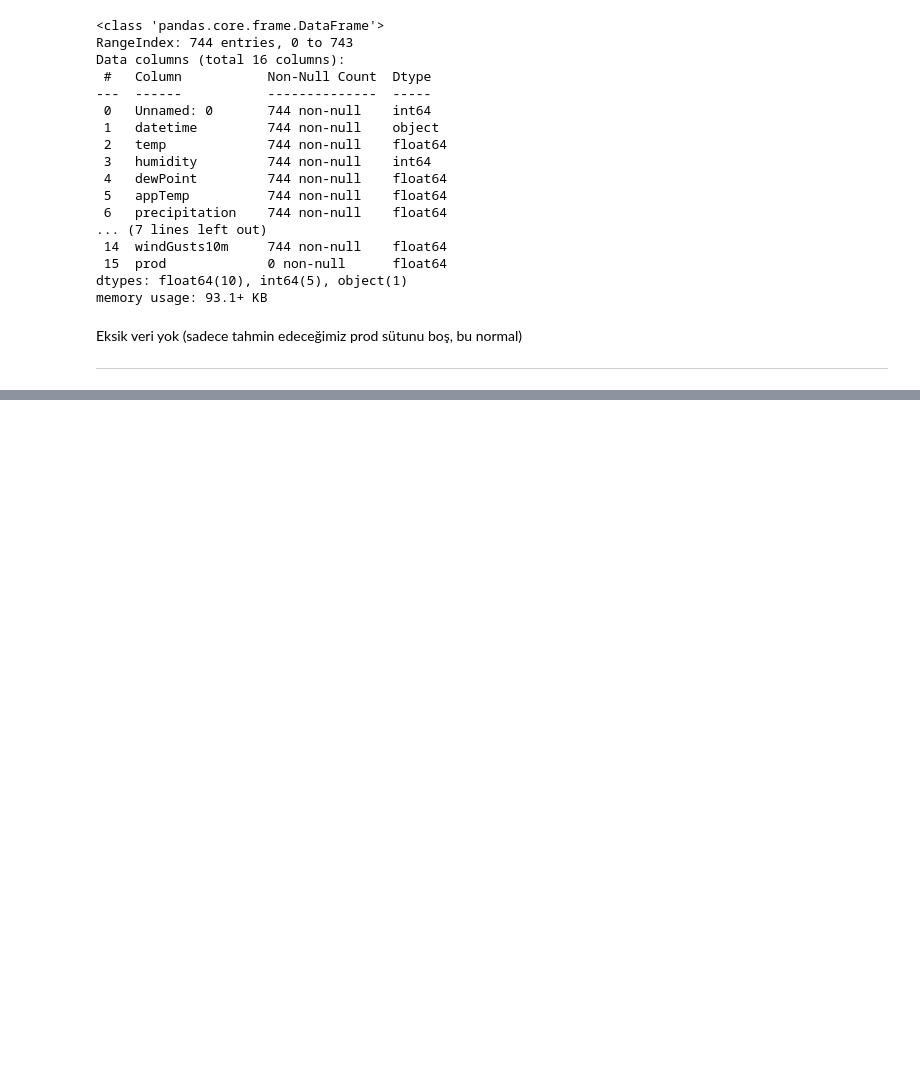
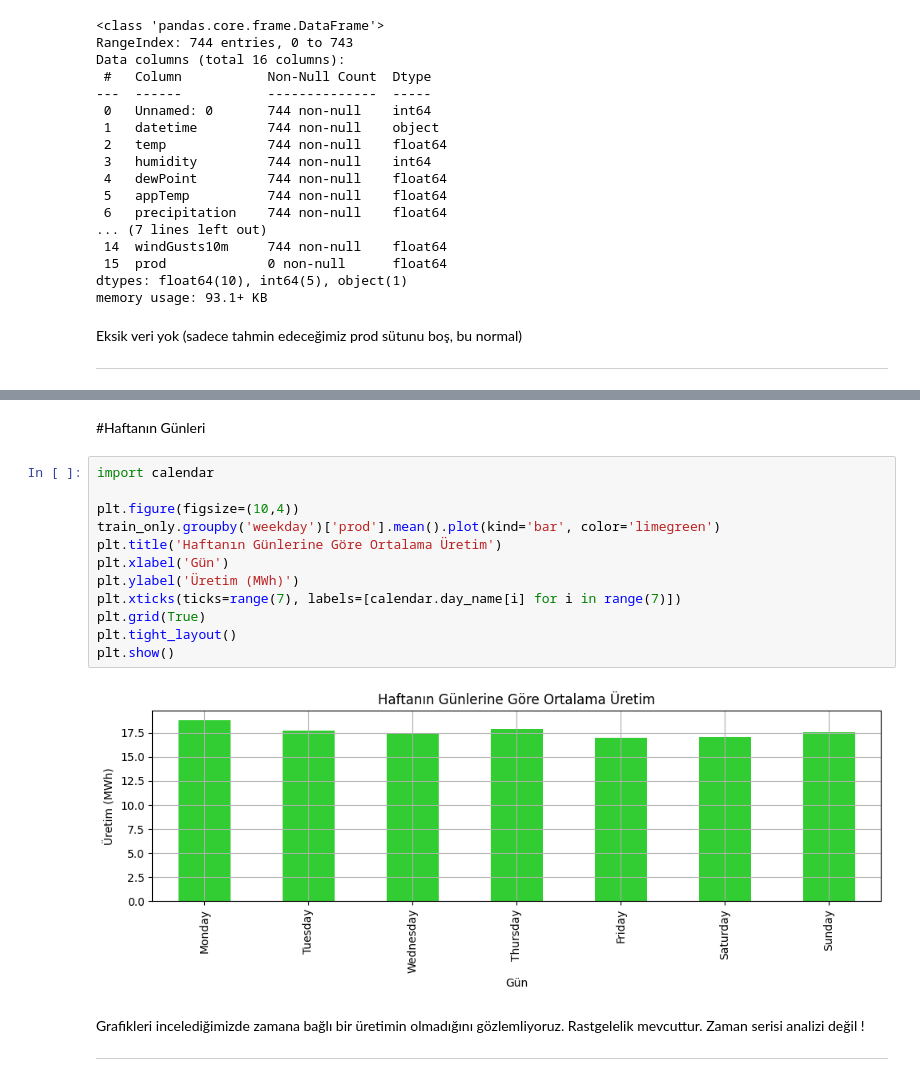
Before and after one commit to musa-fe/Machine_Learning_3, a Jupyter notebook: MachineLearning_3.ipynb, the cells around one changed output, grey strips where cells are left out. Drawn from its saved outputs; the diff is of its cells as text; blank space fills up the shorter version.

```diff
--- a/MachineLearning_3.ipynb
+++ b/MachineLearning_3.ipynb
@@ -71,0 +137,20 @@ AttributeError: 'function' object has no attribute 'sum'
+# %% [markdown]
+#Haftanın Günleri
+# %%
+import calendar
+
+plt.figure(figsize=(10,4))
+train_only.groupby('weekday')['prod'].mean().plot(kind='bar', color='limegreen')
+plt.title('Haftanın Günlerine Göre Ortalama Üretim')
+plt.xlabel('Gün')
+plt.ylabel('Üretim (MWh)')
+plt.xticks(ticks=range(7), labels=[calendar.day_name[i] for i in range(7)])
+plt.grid(True)
+plt.tight_layout()
+plt.show()
+# %% [output]
+[figure, added]
+# %% [markdown]
+Grafikleri incelediğimizde zamana bağlı bir üretimin olmadığını gözlemliyoruz. Rastgelelik mevcuttur. Zaman serisi analizi değil !
+
+---
```
Also changed, not shown: parts of 13 cells of this notebook.
